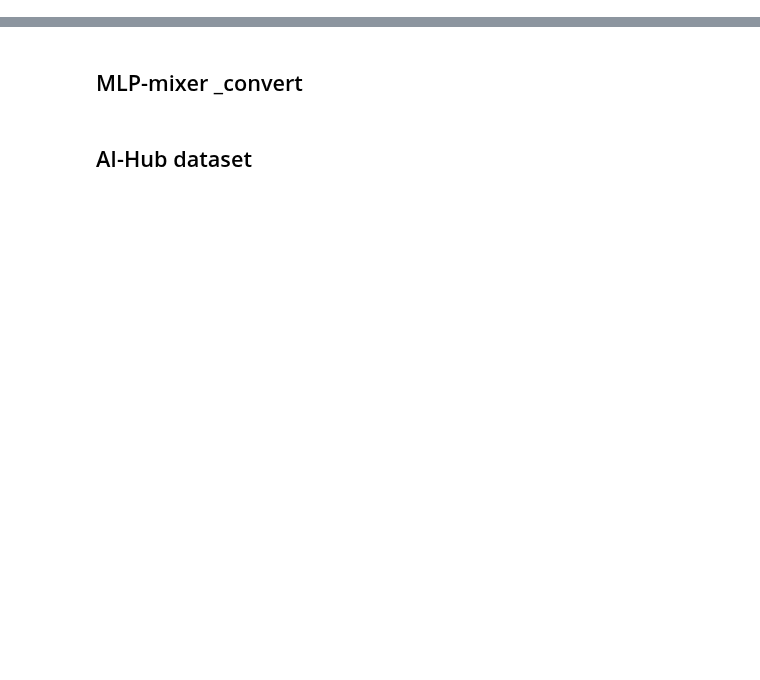
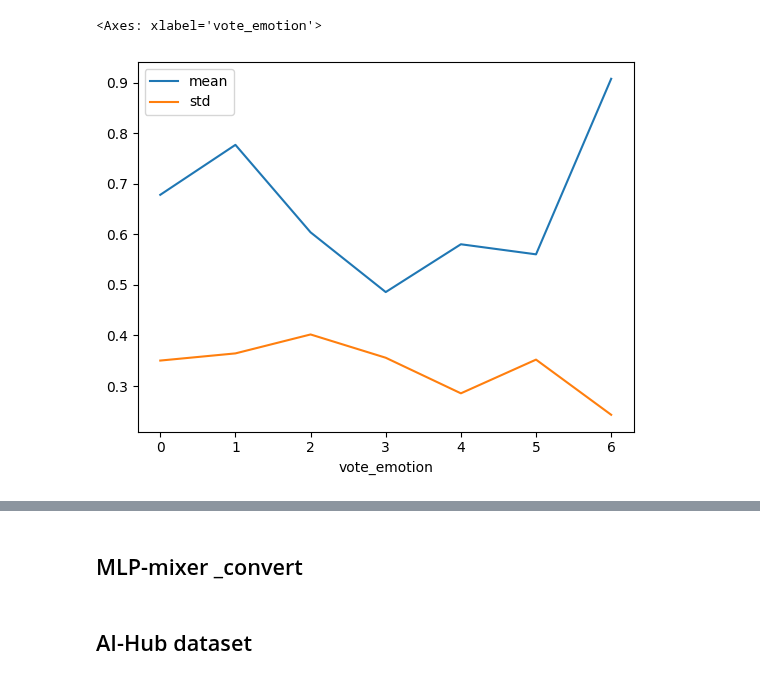
Before and after one commit to 1pha/MulitmodalERC-TensorMixerNetwork, a Jupyter notebook: modeling.ipynb, the cells around one changed output, grey strips where cells are left out. Saved outputs shown, nothing was run; the diff lists cells and outputs as text; code cells hidden in the pictures; blank space fills up the shorter version.

```diff
--- a/modeling.ipynb
+++ b/modeling.ipynb
@@ -0,0 +44,3 @@
+# %%
+import numpy as np
+take_log = lambda x: -x*np.log(x)
@@ -0,0 +144,18 @@
+# %%
+idx2emotion = {
+    0: 'surprise',
+    1: 'fear',
+    2: 'angry',
+    3: 'neutral',
+    4: 'happy',
+    5: 'sad',
+    6: 'disgust'
+}
+
+pd.pivot_table(data=total_df,
+               values = "entropy",
+               columns = "vote_emotion",
+               aggfunc={"mean","std"}).T.plot()
+# %% [output]
+<Axes: xlabel='vote_emotion'>
+[figure, added]
```
Also changed, not shown: parts of 73 cells of this notebook, 1 other file.
